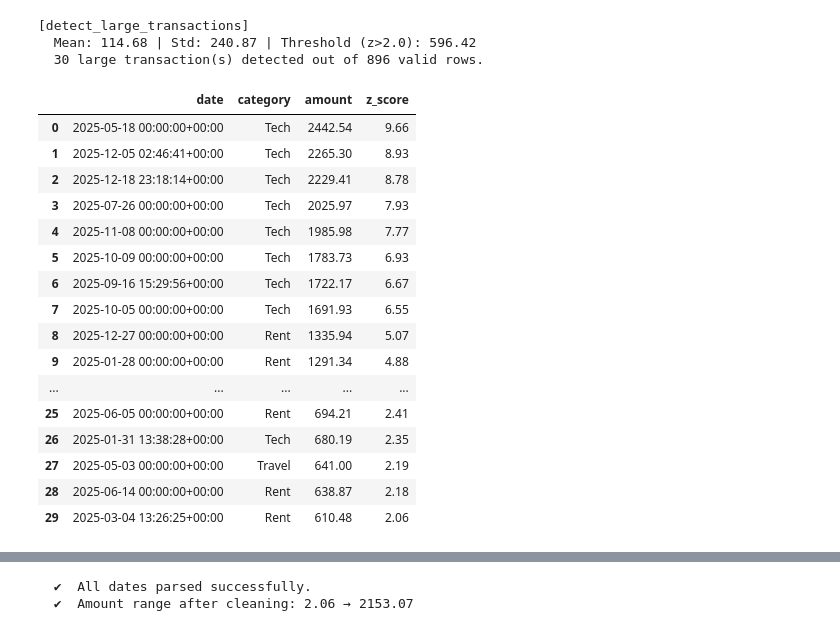
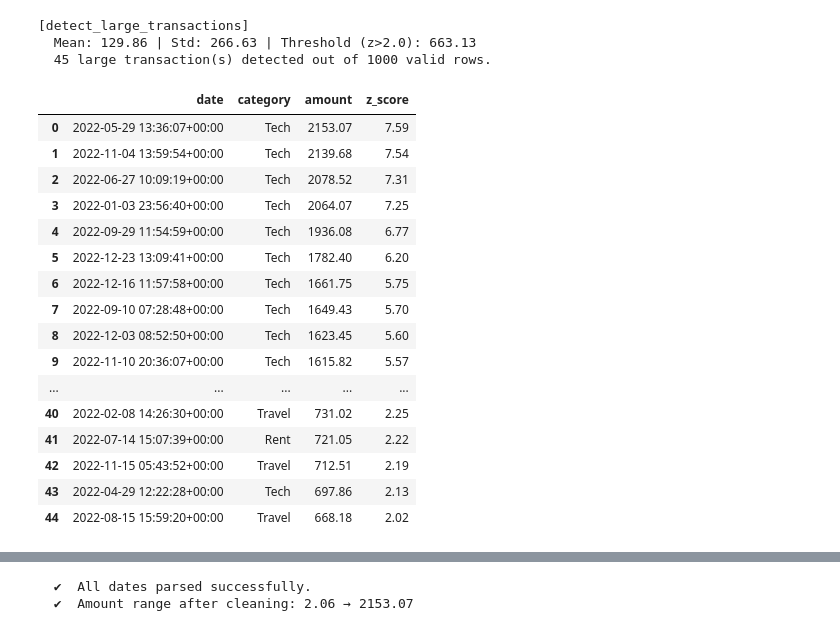
Before and after one commit to saqibraza0902/expense_predictor, a Jupyter notebook: notebooks/analysis.ipynb, the cells around one changed output, grey strips where cells are left out. Saved outputs shown, nothing was run; the diff lists cells and outputs as text; code cells hidden in the pictures.

```diff
--- a/notebooks/analysis.ipynb
+++ b/notebooks/analysis.ipynb
@@ -8,0 +14,10 @@ from expense_predictor.visualizer import (plot_moving_average, plot_category_bre
+# %%
+def handle_error(e):
+    if isinstance(e, FileNotFoundError):
+        print("Error: The required file was not found. Please verify the dataset path.")
+    elif isinstance(e, KeyError):
+        print(f"Dataset is missing an expected column: {e}")
+    elif isinstance(e, ValueError):
+        print(f"Data format issue detected: {e}")
+    else:
+        print(f"Unexpected error occurred: {e}")
@@ -9,8 +29,11 @@ from expense_predictor.visualizer import (plot_moving_average, plot_category_bre
 # %%
+try:
 # Adjust path relative to notebook location
-df = load_data("../data/transactions_5.csv")
+    df = load_data("../data/transactions_2.csv")
 
-df.head()
+    df.head()
+except Exception as e:
+    handle_error(e)
 # %% [output]
   Rows loaded: 1000
 
@@ -37,6 +57,9 @@ df.head()
 # %%
-monthly_totals = compute_monthly_totals(df)
+try:
+    monthly_totals = compute_monthly_totals(df)
 
-monthly_totals
+    display(monthly_totals)
+except Exception as e:
+    handle_error(e)
 # %% [output]
 date
@@ -56,25 +84,27 @@ Freq: ME, Name: amount, dtype: float64
 # %%
-unusual = detect_large_transactions(df)
-
-unusual
+try:
+    unusual = detect_large_transactions(df)
+    display(unusual)
+except Exception as e:
+    handle_error(e)
 # %% [output]
 [detect_large_transactions]
-  Mean: 114.68 | Std: 240.87 | Threshold (z>2.0): 596.42
-  30 large transaction(s) detected out of 896 valid rows.
+  Mean: 129.86 | Std: 266.63 | Threshold (z>2.0): 663.13
+  45 large transaction(s) detected out of 1000 valid rows.
 |  | date | category | amount | z_score |
-| 0 | 2025-05-18 00:00:00+00:00 | Tech | 2442.54 | 9.66 |
-| 1 | 2025-12-05 02:46:41+00:00 | Tech | 2265.30 | 8.93 |
-| 2 | 2025-12-18 23:18:14+00:00 | Tech | 2229.41 | 8.78 |
-| 3 | 2025-07-26 00:00:00+00:00 | Tech | 2025.97 | 7.93 |
-| 4 | 2025-11-08 00:00:00+00:00 | Tech | 1985.98 | 7.77 |
-| 5 | 2025-10-09 00:00:00+00:00 | Tech | 1783.73 | 6.93 |
-| 6 | 2025-09-16 15:29:56+00:00 | Tech | 1722.17 | 6.67 |
-| 7 | 2025-10-05 00:00:00+00:00 | Tech | 1691.93 | 6.55 |
-| 8 | 2025-12-27 00:00:00+00:00 | Rent | 1335.94 | 5.07 |
-| 9 | 2025-01-28 00:00:00+00:00 | Rent | 1291.34 | 4.88 |
+| 0 | 2022-05-29 13:36:07+00:00 | Tech | 2153.07 | 7.59 |
+| 1 | 2022-11-04 13:59:54+00:00 | Tech | 2139.68 | 7.54 |
+| 2 | 2022-06-27 10:09:19+00:00 | Tech | 2078.52 | 7.31 |
+| 3 | 2022-01-03 23:56:40+00:00 | Tech | 2064.07 | 7.25 |
+| 4 | 2022-09-29 11:54:59+00:00 | Tech | 1936.08 | 6.77 |
+| 5 | 2022-12-23 13:09:41+00:00 | Tech | 1782.40 | 6.20 |
+| 6 | 2022-12-16 11:57:58+00:00 | Tech | 1661.75 | 5.75 |
+| 7 | 2022-09-10 07:28:48+00:00 | Tech | 1649.43 | 5.70 |
+| 8 | 2022-12-03 08:52:50+00:00 | Tech | 1623.45 | 5.60 |
+| 9 | 2022-11-10 20:36:07+00:00 | Tech | 1615.82 | 5.57 |
 | ... | ... | ... | ... | ... |
-| 25 | 2025-06-05 00:00:00+00:00 | Rent | 694.21 | 2.41 |
-| 26 | 2025-01-31 13:38:28+00:00 | Tech | 680.19 | 2.35 |
-| 27 | 2025-05-03 00:00:00+00:00 | Travel | 641.00 | 2.19 |
-| 28 | 2025-06-14 00:00:00+00:00 | Rent | 638.87 | 2.18 |
-| 29 | 2025-03-04 13:26:25+00:00 | Rent | 610.48 | 2.06 |
+| 40 | 2022-02-08 14:26:30+00:00 | Travel | 731.02 | 2.25 |
+| 41 | 2022-07-14 15:07:39+00:00 | Rent | 721.05 | 2.22 |
+| 42 | 2022-11-15 05:43:52+00:00 | Travel | 712.51 | 2.19 |
+| 43 | 2022-04-29 12:22:28+00:00 | Tech | 697.86 | 2.13 |
+| 44 | 2022-08-15 15:59:20+00:00 | Travel | 668.18 | 2.02 |
```
Also changed, not shown: parts of 20 cells of this notebook, 5 other files.
